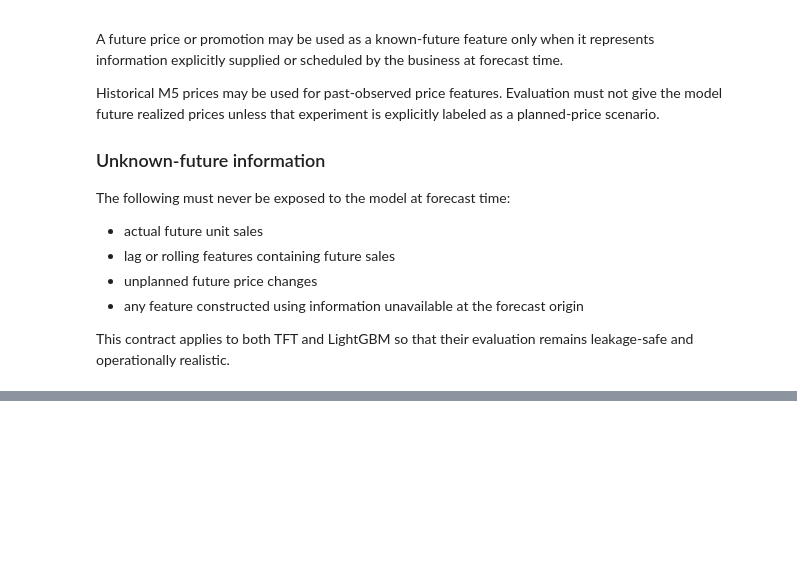
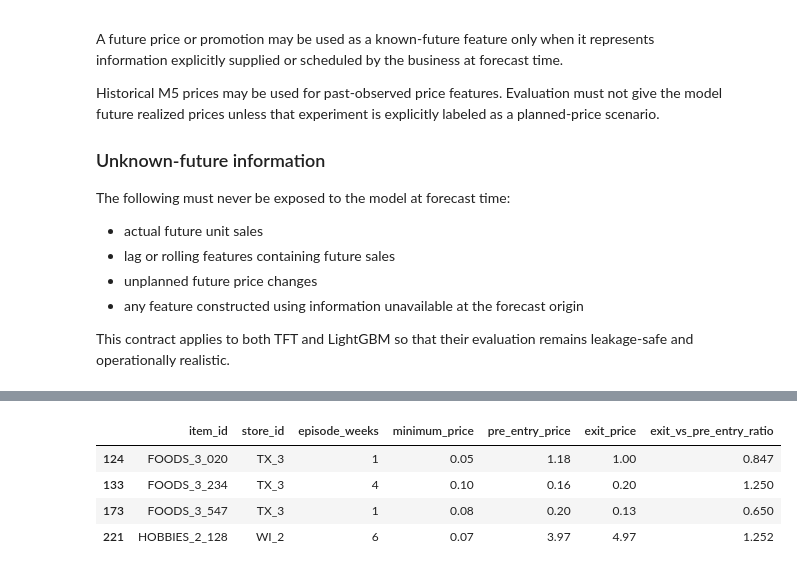
Before and after one commit to klaus321901/Inventory-Forecasting-, a Jupyter notebook: notebooks/12_m5_data_audit.ipynb, the cells around one changed output, grey strips where cells are left out. Cells and saved outputs as stored; diff of their text form; code cells hidden in the pictures; blank space fills up the shorter version.

```diff
--- a/notebooks/12_m5_data_audit.ipynb
+++ b/notebooks/12_m5_data_audit.ipynb
@@ -1714,0 +3215,93 @@ leakage-safe and operationally realistic.
+# %%
+
+# ============================================================
+# STEP 5 — LOW-PRICE TIERS AND RETURN EXCEPTIONS
+# ============================================================
+
+import numpy as np
+import pandas as pd
+
+# Define three price tiers.
+# Round to cents to avoid floating-point comparison issues.
+def classify_low_price(price):
+    rounded_price = round(float(price), 2)
+
+    if rounded_price <= 0.01:
+        return "$0.01"
+    elif rounded_price <= 0.05:
+        return "$0.02–$0.05"
+    else:
+        return "$0.06–$0.10"
+
+
+tier_order = ["$0.01", "$0.02–$0.05", "$0.06–$0.10"]
+
+# PART 1: Count individual low-price weekly records by tier.
+low_price_rows["price_tier"] = (
+    low_price_rows["sell_price"].apply(classify_low_price)
+)
+
+weekly_tier_counts = (
+    low_price_rows["price_tier"]
+    .value_counts()
+    .reindex(tier_order, fill_value=0)
+)
+
+# PART 2: Classify each episode using its minimum price.
+low_price_episodes["minimum_price_tier"] = (
+    low_price_episodes["minimum_price"].apply(classify_low_price)
+)
+
+episode_tier_summary = (
+    low_price_episodes
+    .groupby("minimum_price_tier")
+    .agg(
+        episodes=("low_price_episode_id", "count"),
+        returned_within_5pct=("returned_to_pre_entry", "sum"),
+        single_week_episodes=(
+            "episode_weeks",
+            lambda weeks: (weeks == 1).sum()
+        )
+    )
+    .reindex(tier_order, fill_value=0)
+)
+
+episode_tier_summary["weekly_records"] = weekly_tier_counts
+
+episode_tier_summary["episode_share_pct"] = (
+    episode_tier_summary["episodes"] / 224 * 100
+).round(2)
+
+print("1. LOW-PRICE BREAKDOWN BY TIER")
+display(episode_tier_summary)
+
+# PART 3: Show episodes that have a known pre-entry
+# price but did NOT return within ±5% of that price.
+return_exceptions = low_price_episodes.loc[
+    low_price_episodes["pre_entry_price"].notna()
+    & ~low_price_episodes["returned_to_pre_entry"]
+]
+
+print("\n2. EPISODES OUTSIDE THE ±5% RETURN BAND")
+
+display(
+    return_exceptions[
+        [
+            "item_id",
+            "store_id",
+            "episode_weeks",
+            "minimum_price",
+            "pre_entry_price",
+            "exit_price",
+            "exit_vs_pre_entry_ratio"
+        ]
+    ].round(3)
+)
+
+# PART 4: Verify the counts match previous findings.
+assert weekly_tier_counts.sum() == 331
+assert episode_tier_summary["episodes"].sum() == 224
+assert len(return_exceptions) == 4
+
+print("\nAll 331 records, 224 episodes, and 4 exceptions verified.")
+# %% [output]
@@ -1714,0 +3315,5 @@ leakage-safe and operationally realistic.
+|  | item_id | store_id | episode_weeks | minimum_price | pre_entry_price | exit_price | exit_vs_pre_entry_ratio |
+| 124 | FOODS_3_020 | TX_3 | 1 | 0.05 | 1.18 | 1.00 | 0.847 |
+| 133 | FOODS_3_234 | TX_3 | 4 | 0.10 | 0.16 | 0.20 | 1.250 |
+| 173 | FOODS_3_547 | TX_3 | 1 | 0.08 | 0.20 | 0.13 | 0.650 |
+| 221 | HOBBIES_2_128 | WI_2 | 6 | 0.07 | 3.97 | 4.97 | 1.252 |
```
Also changed, not shown: parts of 21 cells of this notebook.
